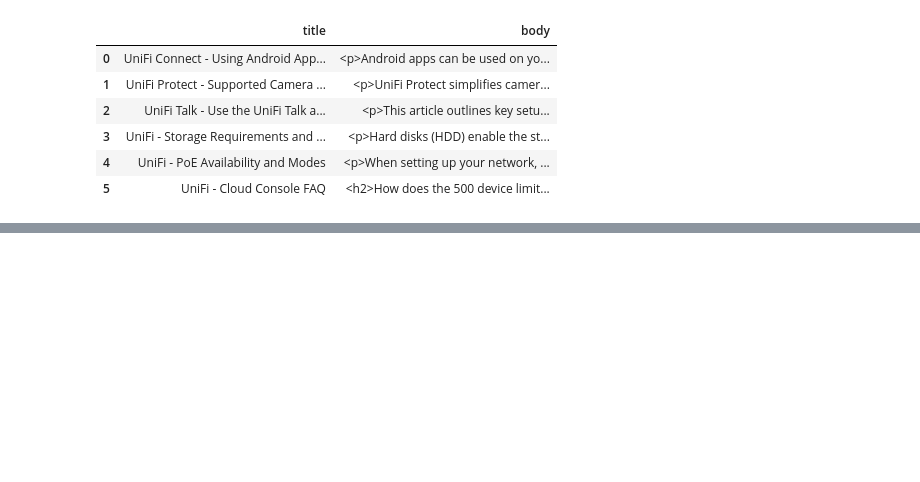
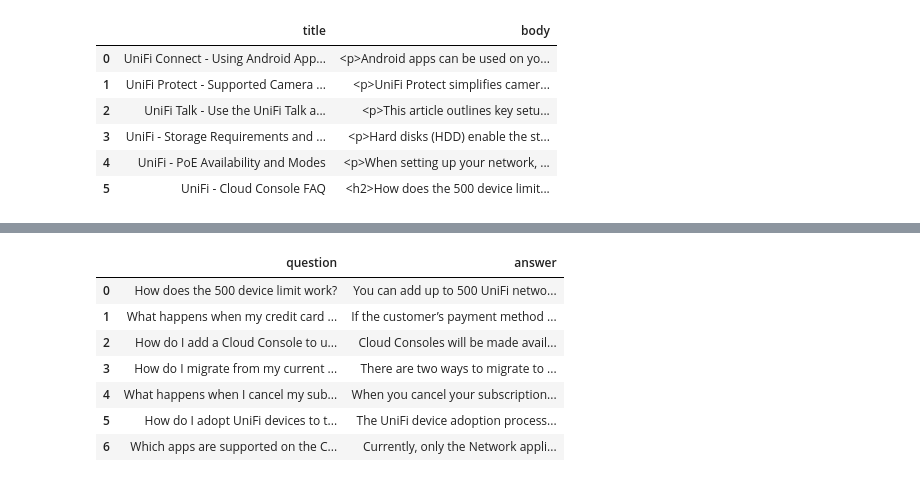
Before and after one commit to alen16/chatbot_task, a Jupyter notebook: chatbot/data_preprocessing.ipynb, the cells around one changed output, grey strips where cells are left out. Saved outputs shown, nothing was run; the diff lists cells and outputs as text; code cells hidden in the pictures; blank space fills up the shorter version.

```diff
--- a/chatbot/data_preprocessing.ipynb
+++ b/chatbot/data_preprocessing.ipynb
@@ -215,0 +213,47 @@ print(len(cleanHtml))
+# %%
+import json
+
+json_str = {
+  "questions_answers": [
+    {
+      "question": "How does the 500 device limit work?",
+      "answer": "You can add up to 500 UniFi network devices to your UniFi Cloud Console right now. We will provide additional plans to allow for more devices in the future."
+    },
+    {
+      "question": "What happens when my credit card cannot be charged?",
+      "answer": "If the customer’s payment method fails on the billing date for any reason, it will be retried three more  times (after one, two and seven days). The customer will get email notifications prompting for an updated payment method.  If all three retries fail, the subscription will be canceled and the Cloud Console terminated."
+    },
+    {
+      "question": "How do I add a Cloud Console to unifi.ui.com?",
+      "answer": "Cloud Consoles will be made available for users when they first login to unifi.ui.com if they have no other consoles managed. Additionally, you can click on Display Options > UniFi OS Console dropdown > hovering over 'Cloud' will reveal a '+' button used to add a new Cloud Console."
+    },
+    {
+      "question": "How do I migrate from my current UniFi application host?",
+      "answer": "There are two ways to migrate to your new cloud console. 1) Export Site - Requires Multi-Site Management: In your original UniFi Network Application, goto Network Settings > System > Export Site > Select devices to migrate > paste Inform URL of new Cloud console. 2) Backup Restore: Download Migration file in original UniFi Network Application, enable 'Override Inform Host' field, input Inform URL of new Cloud Console, restore your backup file to new Cloud Console."
+    },
+    {
+      "question": "What happens when I cancel my subscription?",
+      "answer": "When you cancel your subscription, your UniFi Cloud Console remains active until the end of the prepaid period. At the end of the billing period, your UniFi Cloud Console will be terminated."
+    },
+    {
+      "question": "How do I adopt UniFi devices to the Cloud Console?",
+      "answer": "The UniFi device adoption process is the same on Cloud Console as UniFi OS Console. For more specific instructions, please refer to this guide (https://help.ui.com/hc/en-us/articles/204909754)."
+    },
+    {
+      "question": "Which apps are supported on the Cloud Console?",
+      "answer": "Currently, only the Network application is supported on the Cloud Console."
+    }
+  ]
+}
+
+df_question_6 = pd.DataFrame(data = json_str['questions_answers'])
+df_question_6
+# %% [output]
+|  | question | answer |
+| 0 | How does the 500 device limit work? | You can add up to 500 UniFi netwo... |
+| 1 | What happens when my credit card ... | If the customer’s payment method ... |
+| 2 | How do I add a Cloud Console to u... | Cloud Consoles will be made avail... |
+| 3 | How do I migrate from my current ... | There are two ways to migrate to ... |
+| 4 | What happens when I cancel my sub... | When you cancel your subscription... |
+| 5 | How do I adopt UniFi devices to t... | The UniFi device adoption process... |
+| 6 | Which apps are supported on the C... | Currently, only the Network appli... |
```
Also changed, not shown: parts of 20 cells of this notebook, 6 other files.
